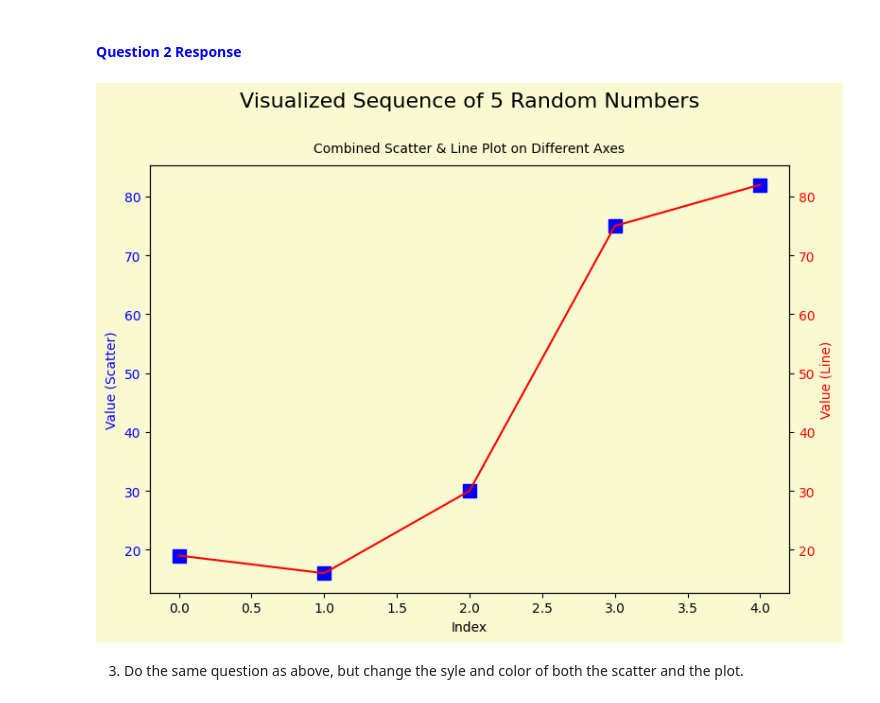
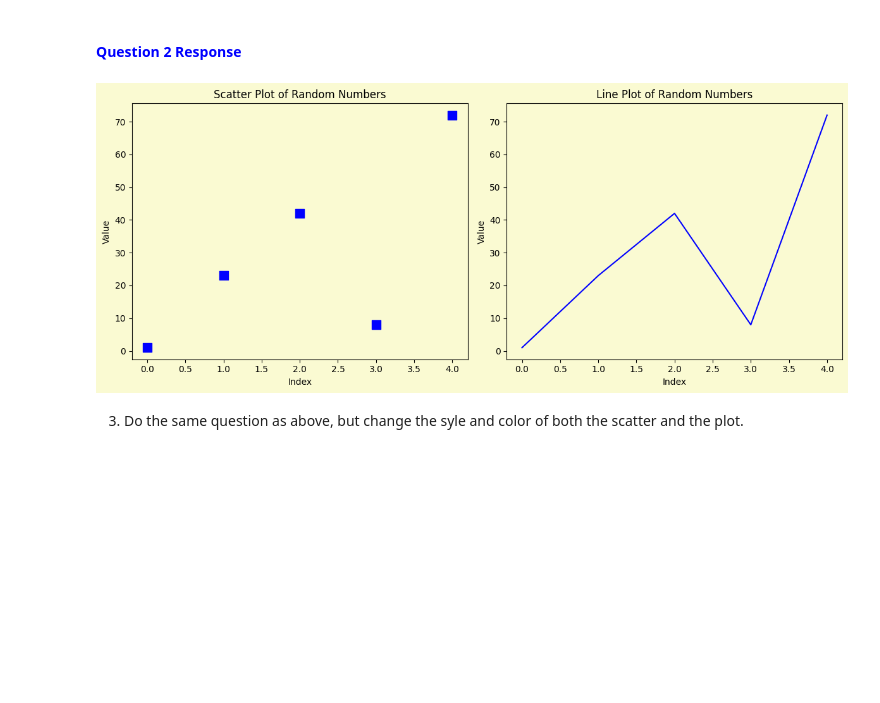
Before and after one commit to tfmontague/pyplot, a Jupyter notebook: pyplot.ipynb, the cells around one changed output. Drawn from its saved outputs; the diff is of its cells as text; code cells hidden in the pictures; blank space fills up the shorter version.

```diff
--- a/pyplot.ipynb
+++ b/pyplot.ipynb
@@ -59,39 +59,35 @@ plt.show()
 2. Generate a sequence of at least 5 random numbers (integers are fine), and visualize the data using both `scatter` and `plot` on different axes.  You may use the index of the value as its x value in the plot.
 # %% [markdown]
 #### <span style="color:blue;">Question 2 Response</span>
-# %%
-from random import randint
-
-# Generate a sequence of at least 5 random numbers (integers are fine)
-random_numbers_new = [randint(1, 100) for _ in range(5)]
-# Use the index of the value as its x value in the plot
-indices_new = list(range(len(random_numbers_new)))
-
-# Adding background color
-fig, ax1 = plt.subplots(figsize=(8, 6))
-fig.patch.set_facecolor('lightgoldenrodyellow')  # Setting the figure background color
-
-# Scatter plot on the primary axis with larger square markers
-ax1.scatter(indices_new, random_numbers_new, color='blue', label='Scatter Plot', marker='s', s=100)
-ax1.set_xlabel('Index')
-ax1.set_ylabel('Value (Scatter)', color='blue')
-ax1.tick_params(axis='y', labelcolor='blue')
-ax1.set_facecolor('lightgoldenrodyellow')  # Setting the plot area background color
-
-# Creating a twin of the primary axis for the line plot on a different axis
-ax2 = ax1.twinx()
-ax2.plot(indices_new, random_numbers_new, color='red', linestyle='-', label='Line Plot')
-ax2.set_ylabel('Value (Line)', color='red')
-ax2.tick_params(axis='y', labelcolor='red')
-ax2.set_facecolor('lightgoldenrodyellow')  # Ensuring the secondary axis matches the primary
-
-fig.tight_layout()  # To ensure there's no layout overlap
-fig.suptitle('Visualized Sequence of 5 Random Numbers', fontsize=16, verticalalignment='top')
-plt.title('Combined Scatter & Line Plot on Different Axes', fontsize=10, pad=10)  # Adding a sub-title with a smaller font
-fig.subplots_adjust(top=0.85)  # Adjusting the top margin to fit the main title and sub-title
-plt.show()
-# %% [output]
-[figure, removed]
+# %%
+from random import randint
+import matplotlib.pyplot as plt
+
+# Generating a sequence of 5 random integers
+random_numbers = [randint(1, 100) for _ in range(5)]
+indices = range(len(random_numbers))
+
+# Setting the background color for all plots
+fig, axes = plt.subplots(1, 2, figsize=(12, 5), facecolor='lightgoldenrodyellow')
+
+# Scatter plot with medium-sized blue boxes
+axes[0].scatter(indices, random_numbers, color='blue', marker='s', s=100)  # 's' for square (box), s=100 for size
+axes[0].set_title('Scatter Plot of Random Numbers')
+axes[0].set_xlabel('Index')
+axes[0].set_ylabel('Value')
+axes[0].set_facecolor('lightgoldenrodyellow')  # Light tan background for the scatter plot
+
+# Line plot with lines connecting the data points
+axes[1].plot(indices, random_numbers, color='blue')  # Changed to blue to match the scatter plot's color
+axes[1].set_title('Line Plot of Random Numbers')
+axes[1].set_xlabel('Index')
+axes[1].set_ylabel('Value')
+axes[1].set_facecolor('lightgoldenrodyellow')  # Light tan background for the line plot
+
+plt.tight_layout()
+plt.show()
+# %% [output]
+[figure, added]
 # %% [markdown]
 3. Do the same question as above, but change the syle and color of both the scatter and the plot.
 # %% [markdown]
```
Also changed, not shown: parts of 2 cells of this notebook, 1 other file.
